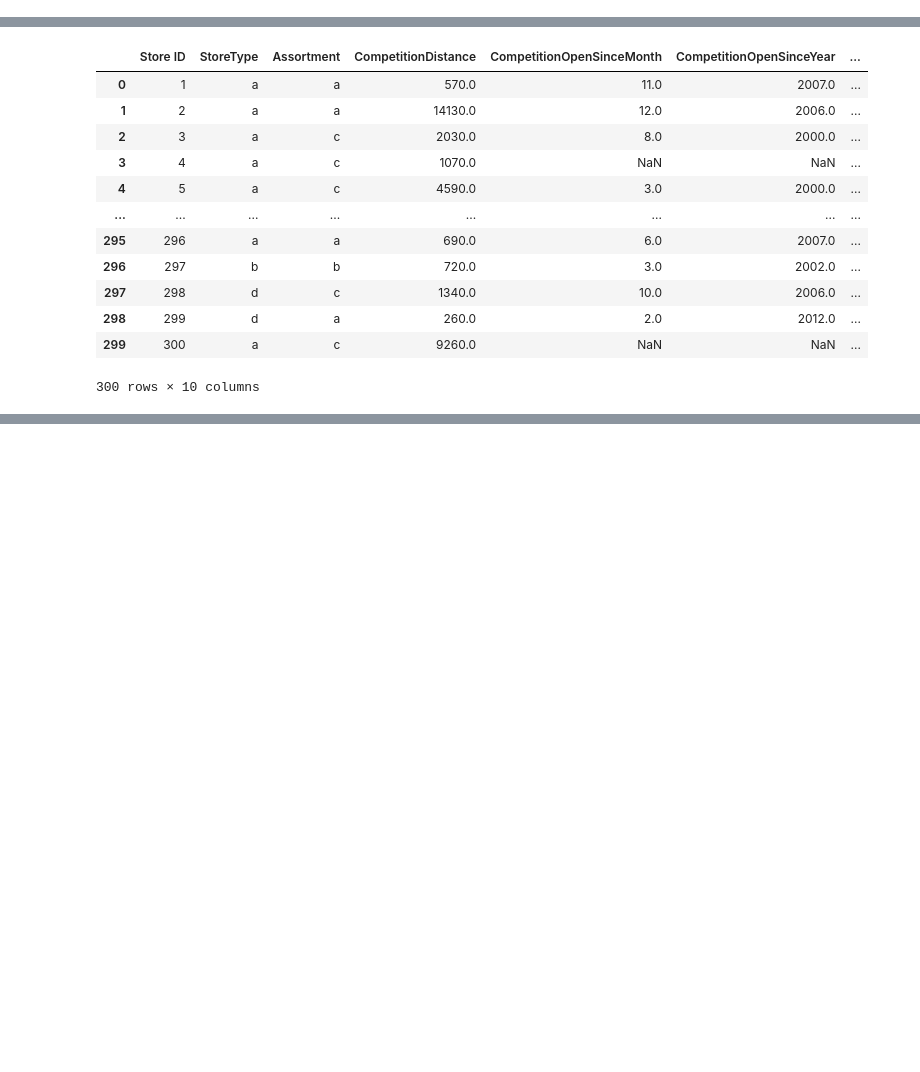
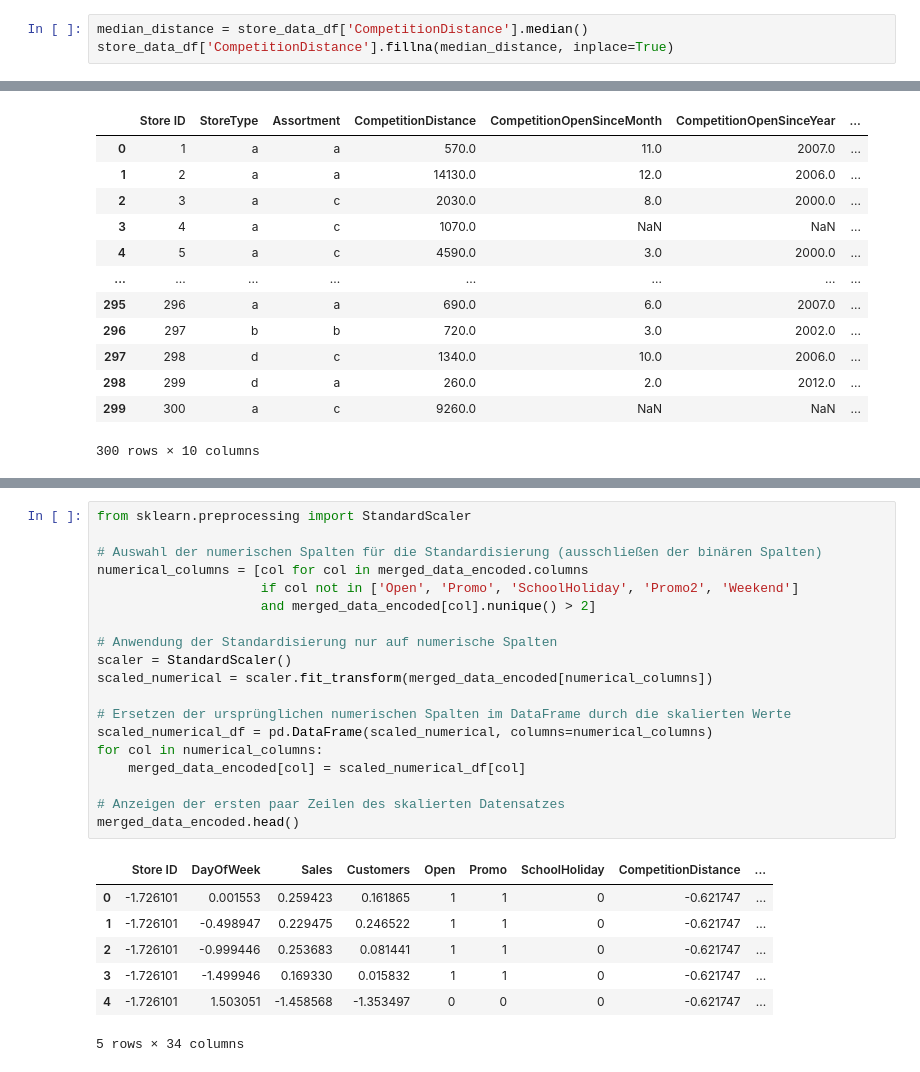
Before and after one commit to Wladi-S/ML1-RetailRevenuePrediction, a Jupyter notebook: notebooks/expoloration.ipynb, the cells around one changed output, grey strips where cells are left out. Saved outputs shown, nothing was run; the diff lists cells and outputs as text; blank space fills up the shorter version.

```diff
--- a/notebooks/expoloration.ipynb
+++ b/notebooks/expoloration.ipynb
@@ -6,6 +7,9 @@ import plotly.express as px
 store_data_df = pd.read_csv('../data/raw/dmml1_stores.csv')
 test_data_df = pd.read_csv('../data/raw/dmml1_test.csv')
 train_data_df = pd.read_csv('../data/raw/dmml1_train.csv')
+# %%
+median_distance = store_data_df['CompetitionDistance'].median()
+store_data_df['CompetitionDistance'].fillna(median_distance, inplace=True)
 # %%
 store_data_df
 # %% [output]
@@ -186,0 +122,27 @@ final_preprocessed_data = scaled_numerical_df.join(encoded_categorical_df)
+# %%
+from sklearn.preprocessing import StandardScaler
+
+# Auswahl der numerischen Spalten für die Standardisierung (ausschließen der binären Spalten)
+numerical_columns = [col for col in merged_data_encoded.columns
+                     if col not in ['Open', 'Promo', 'SchoolHoliday', 'Promo2', 'Weekend']
+                     and merged_data_encoded[col].nunique() > 2]
+
+# Anwendung der Standardisierung nur auf numerische Spalten
+scaler = StandardScaler()
+scaled_numerical = scaler.fit_transform(merged_data_encoded[numerical_columns])
+
+# Ersetzen der ursprünglichen numerischen Spalten im DataFrame durch die skalierten Werte
+scaled_numerical_df = pd.DataFrame(scaled_numerical, columns=numerical_columns)
+for col in numerical_columns:
+    merged_data_encoded[col] = scaled_numerical_df[col]
+
+# Anzeigen der ersten paar Zeilen des skalierten Datensatzes
+merged_data_encoded.head()
+# %% [output]
+|  | Store ID | DayOfWeek | Sales | Customers | Open | Promo | SchoolHoliday | CompetitionDistance | ... |
+| 0 | -1.726101 | 0.001553 | 0.259423 | 0.161865 | 1 | 1 | 0 | -0.621747 | ... |
+| 1 | -1.726101 | -0.498947 | 0.229475 | 0.246522 | 1 | 1 | 0 | -0.621747 | ... |
+| 2 | -1.726101 | -0.999446 | 0.253683 | 0.081441 | 1 | 1 | 0 | -0.621747 | ... |
+| 3 | -1.726101 | -1.499946 | 0.169330 | 0.015832 | 1 | 1 | 0 | -0.621747 | ... |
+| 4 | -1.726101 | 1.503051 | -1.458568 | -1.353497 | 0 | 0 | 0 | -0.621747 | ... |
+5 rows × 34 columns
```
Also changed, not shown: parts of 24 cells of this notebook, 1 other file.
